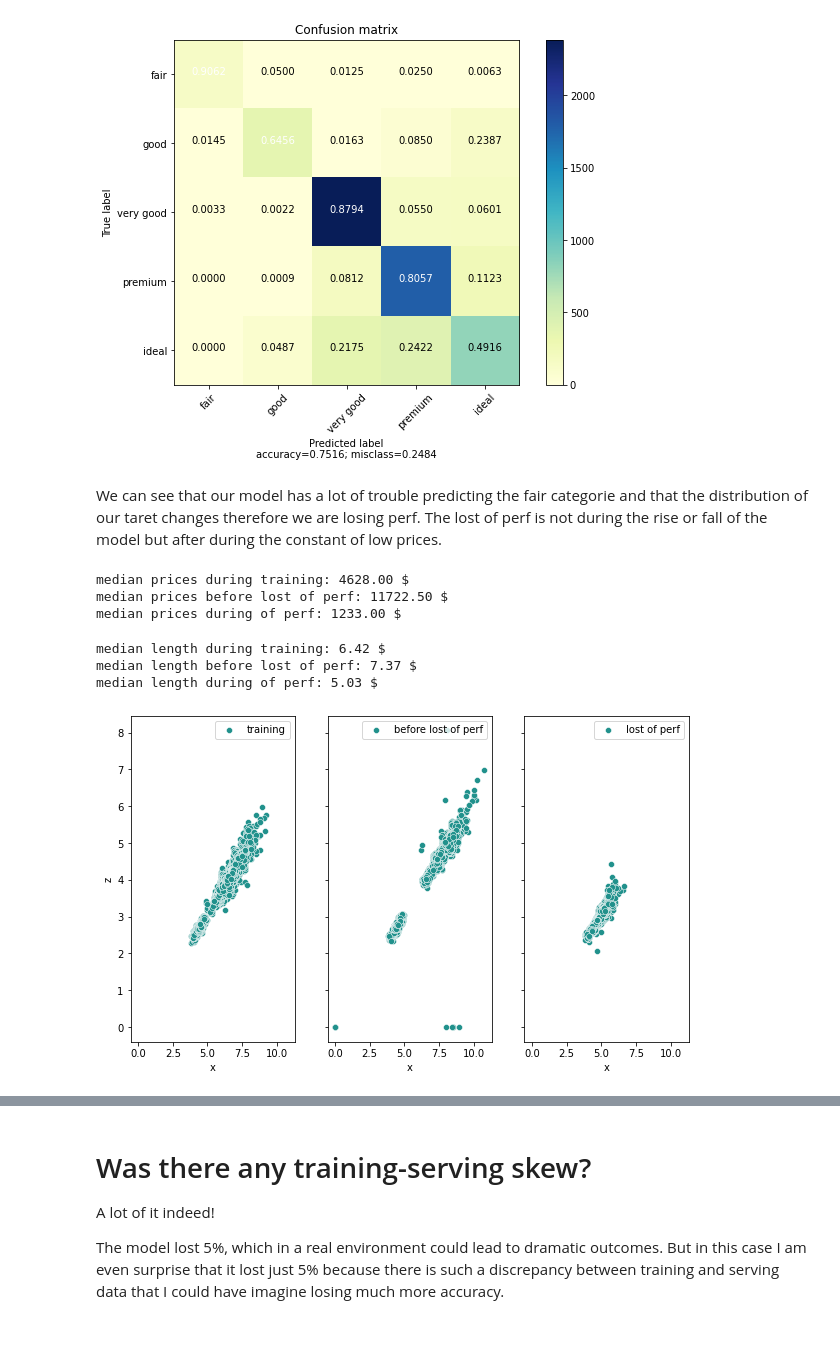
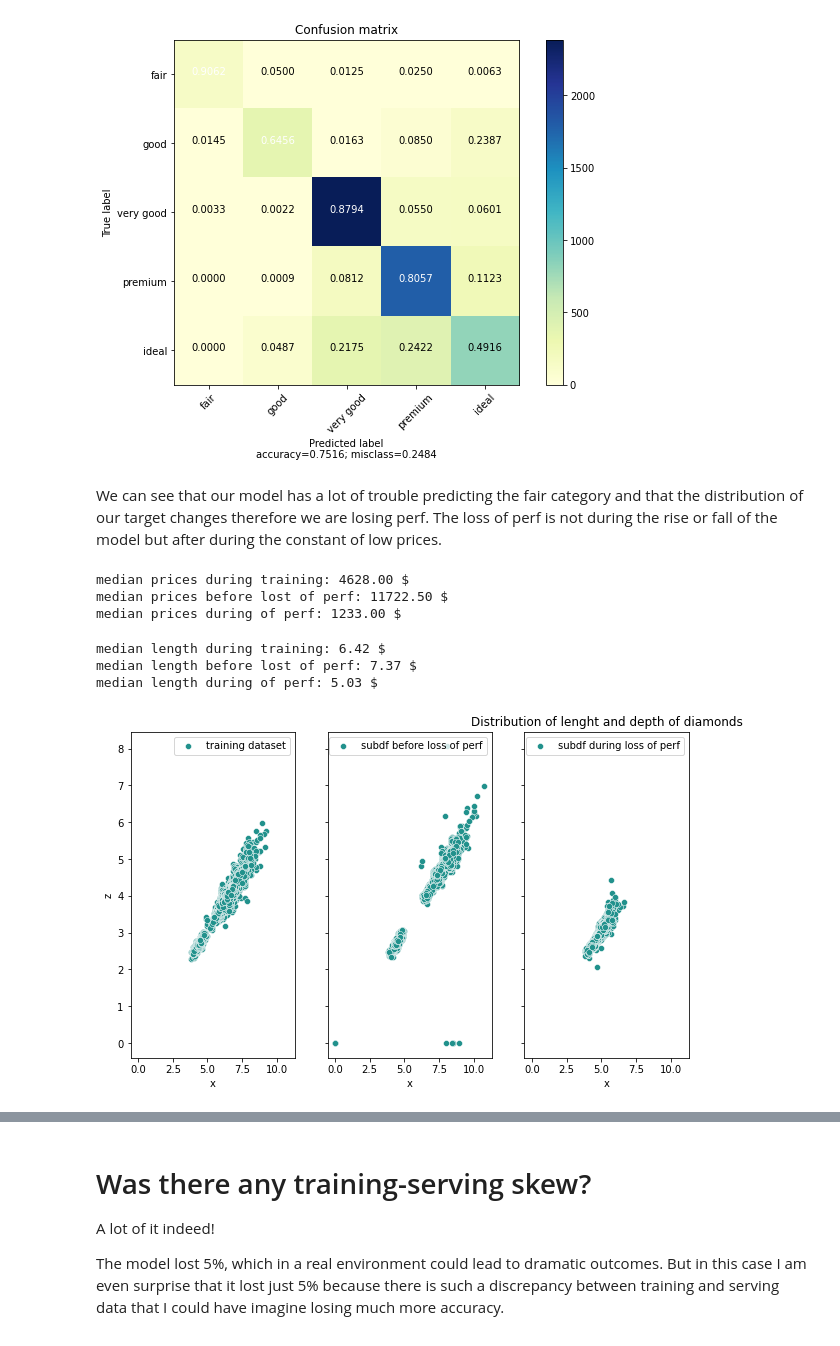
Before and after one commit to ieXLnc/Diamonds_data, a Jupyter notebook: Diamonds Analyse data.ipynb, the cells around one changed output, grey strips where cells are left out. Cells and saved outputs as stored; diff of their text form; code cells hidden in the pictures.

```diff
--- a/Diamonds Analyse data.ipynb
+++ b/Diamonds Analyse data.ipynb
@@ -208,7 +213,7 @@ plot_confusion_matrix(matrix, ['fair', 'good', 'very good', 'premium', 'ideal'])
 [figure]
 [figure]
 # %% [markdown]
-We can see that our model has a lot of trouble predicting the fair categorie and that the distribution of our taret changes therefore we are losing perf. The lost of perf is not during the rise or fall of the model but after during the constant of low prices.
+We can see that our model has a lot of trouble predicting the fair category and that the distribution of our target changes therefore we are losing perf. The loss of perf is not during the rise or fall of the model but after during the constant of low prices.
 # %%
 # lets watch the distrib of certain feat in the diff datasets
 
@@ -222,23 +227,26 @@ median prices during of perf: 1233.00 $
 # %%
 print(f'median length during training: {df_training.x.median():.2f} $') # median more robust than mean()!
 print(f'median length before lost of perf: {subset_df.x.median():.2f} $')
 print(f'median length during of perf: {subset_df_1.x.median():.2f} $')
 
 palette=sns.color_palette('viridis', df_training.cut.unique().shape[0])
 
 fig,axes = plt.subplots(nrows=1,ncols=3, figsize=(10,3*2), sharey=True, sharex=True)
 
-sns.scatterplot(y='z', x='x', color=palette[2],  ax=axes[0], data=df_training, label='training')
-sns.scatterplot(y='z', x='x', color=palette[2], ax=axes[1], data=subset_df, label='before lost of perf')
-sns.scatterplot(y='z', x='x', color=palette[2],  ax=axes[2], data=subset_df_1, label='lost of perf')
+sns.scatterplot(y='z', x='x', color=palette[2],  ax=axes[0], data=df_training, label='training dataset')
+sns.scatterplot(y='z', x='x', color=palette[2], ax=axes[1], data=subset_df, label='subdf before loss of perf')
+sns.scatterplot(y='z', x='x', color=palette[2],  ax=axes[2], data=subset_df_1, label='subdf during loss of perf')
 
+plt.title('Distribution of lenght and depth of diamonds')
+
+fig.savefig('Plots/distribution_lenght_depth')
 plt.show();
 # x=length, z=depth of diamond
 # %% [output]
 median length during training: 6.42 $
 median length before lost of perf: 7.37 $
 median length during of perf: 5.03 $
-[figure, old version]
+[figure, new version]
 # %%
 # distribution of target in the sub datasets
 
```
Also changed, not shown: parts of 10 cells of this notebook.
